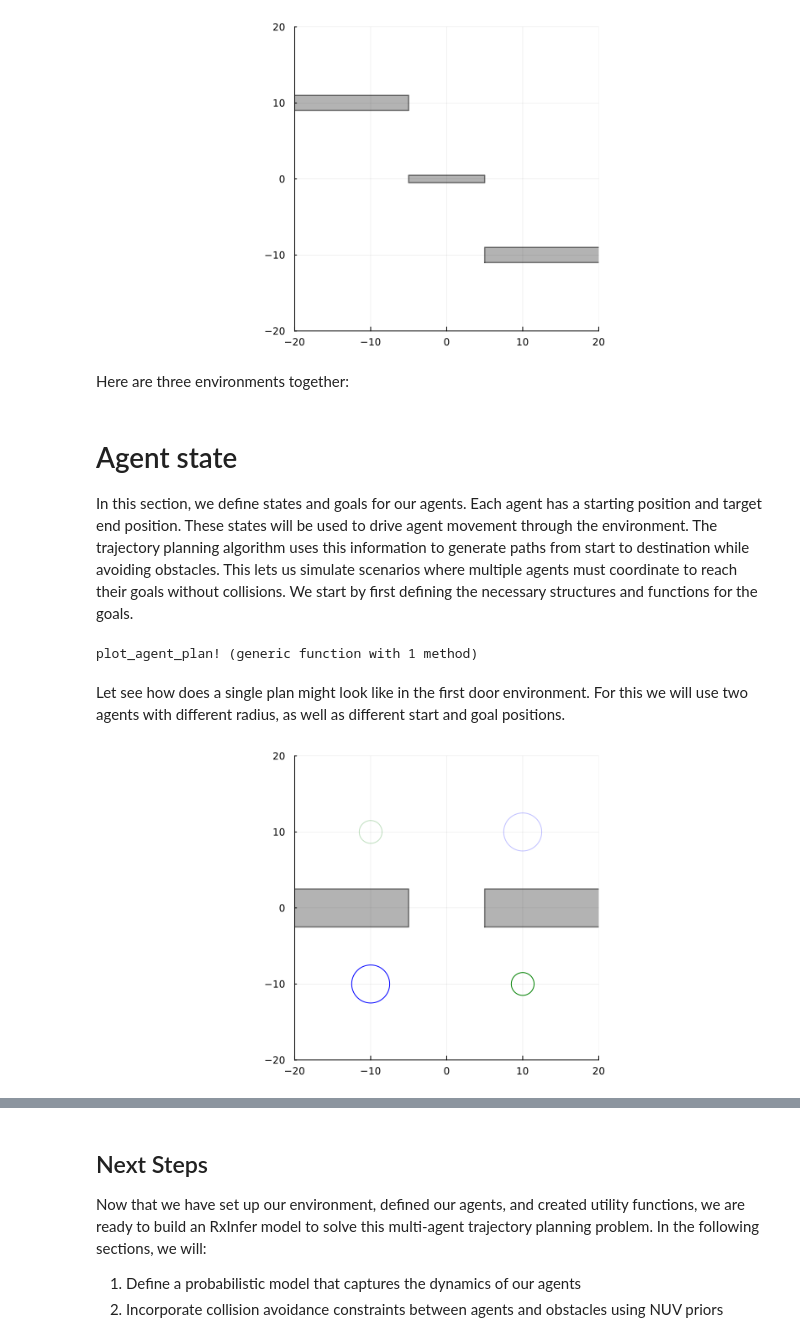
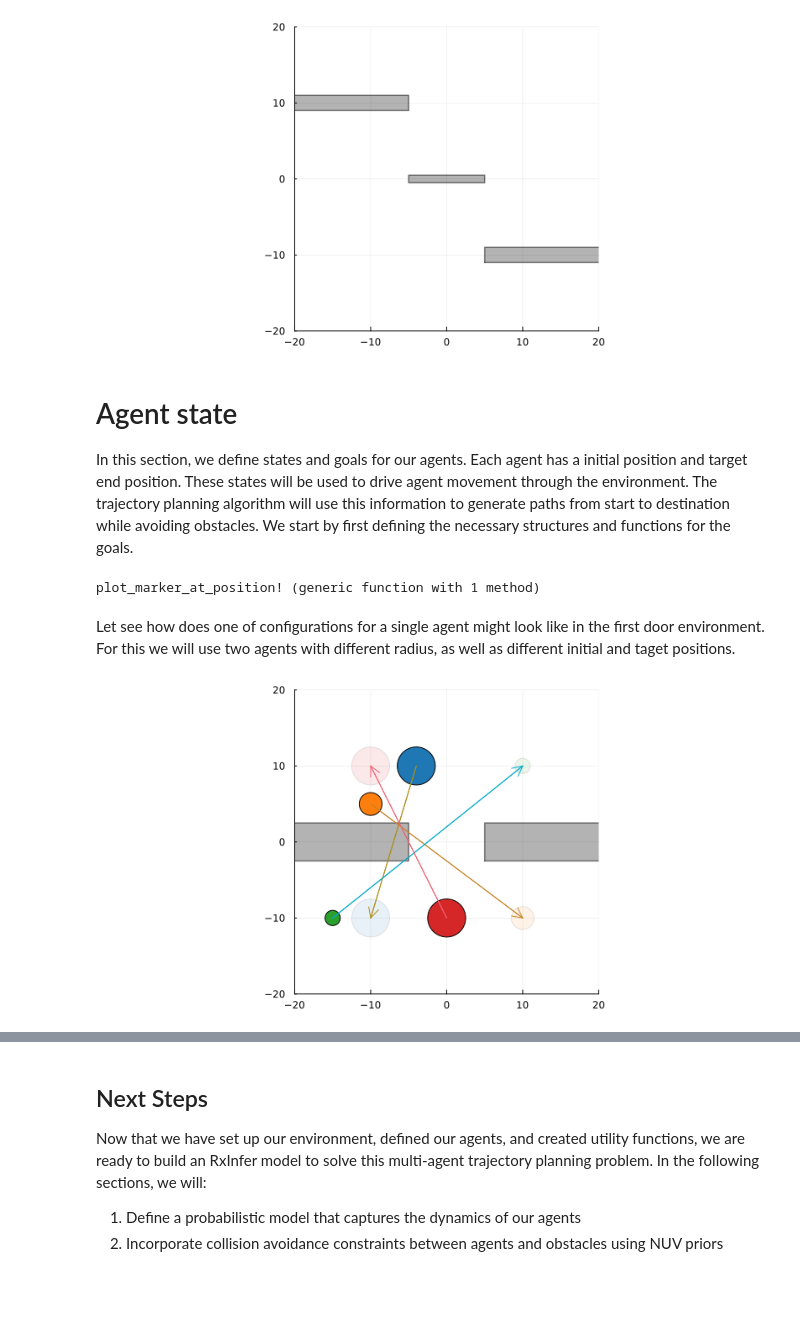
Before and after one commit to ReactiveBayes/RxInferExamples.jl, a Jupyter notebook: examples/Advanced Examples/Multi-agent Trajectory Planning/Multi-agent Trajectory Planning.ipynb, the cells around one changed output, grey strips where cells are left out. Drawn from its saved outputs; the diff is of its cells as text; code cells hidden in the pictures; blank space fills up the shorter version.

```diff
--- a/examples/Advanced Examples/Multi-agent Trajectory Planning/Multi-agent Trajectory Planning.ipynb
+++ b/examples/Advanced Examples/Multi-agent Trajectory Planning/Multi-agent Trajectory Planning.ipynb
@@ -117,62 +117,56 @@ combined_environment = Environment(obstacles = [
 plot_environment(combined_environment)
 # %% [output]
 [figure]
-# %% [markdown]
-Here are three environments together:
 # %% [markdown]
 # Agent state
 
-In this section, we define states and goals for our agents. Each agent has a starting position and target end position. These states will be used to drive agent movement through the environment. The trajectory planning algorithm uses this information to generate paths from start to destination while avoiding obstacles. This lets us simulate scenarios where multiple agents must coordinate to reach their goals without collisions. We start by first defining the necessary structures and functions for the goals.
+In this section, we define states and goals for our agents. Each agent has a initial position and target end position. These states will be used to drive agent movement through the environment. The trajectory planning algorithm will use this information to generate paths from start to destination while avoiding obstacles. We start by first defining the necessary structures and functions for the goals.
 # %%
-# Agent state, encodes position and velocity
-Base.@kwdef struct AgentState
+
+# Agent plan, encodes start and goal states
+Base.@kwdef struct Agent
     radius::Float64
-    position::Tuple{Float64, Float64}
-    velocity::Tuple{Float64, Float64}
+    initial_position::Tuple{Float64, Float64}
+    target_position::Tuple{Float64, Float64}
 end
 
-function plot_agent_state!(p, state::AgentState; color="red", marker=:circle, markersize=10.0, alpha=1.0)
+function plot_marker_at_position!(p, radius, position; color="red", markersize=10.0, alpha=1.0, label="")
     # Draw the agent as a circle with the given radius
     θ = range(0, 2π, 100)
-    plot!(state.position[1] .+ state.radius .* cos.(θ), state.position[2] .+ state.radius .* sin.(θ); color=color, label="", alpha=alpha)
+
+    x_coords = position[1] .+ radius .* cos.(θ)
+    y_coords = position[2] .+ radius .* sin.(θ)
+
+    plot!(p, Shape(x_coords, y_coords); color=color, label=label, alpha=alpha)
     return p
 end
-
-# Agent plan, encodes start and goal states
-Base.@kwdef struct AgentPlan
-    start::AgentState
-    goal::AgentState
-end
-
-function plot_agent_plan!(p, plan::AgentPlan; color="red", markersize=10.0, alpha=1.0)
-    plot_agent_state!(p, plan.start, color = color, markersize = markersize, alpha = alpha, marker = :circle)
-    plot_agent_state!(p, plan.goal, color = color, markersize = markersize * 0.75, alpha = alpha * 0.25, marker = :star5)
-end
 # %% [output]
-plot_agent_plan! (generic function with 1 method)
+plot_marker_at_position! (generic function with 1 method)
 # %% [markdown]
-
-Let see how does a single plan might look like in the first door environment. For this we will use two agents with different radius, as well as different start and goal positions.
+Let see how does one of configurations for a single agent might look like in the first door environment. For this we will use two agents with different radius, as well as different initial and taget positions.
 # %%
+function plot_agent_naive_plan!(p, agent; color = "blue")
+    plot_marker_at_position!(p, agent.radius, agent.initial_position, color = color)
+    plot_marker_at_position!(p, agent.radius, agent.target_position, color = color, alpha = 0.1)
+    quiver!(p, [ agent.initial_position[1] ], [ agent.initial_position[2] ], quiver = ([ agent.target_position[1] - agent.initial_position[1] ], [ agent.target_position[2] -  agent.initial_position[2] ]))
+end
+
 let pe = plot_environment(door_environment)
-    agent_1_radius = 2.5
-    agent_2_radius = 1.5
+    agents = [
+        Agent(radius = 2.5, initial_position = (-4, 10), target_position = (-10, -10)),
+        Agent(radius = 1.5, initial_position = (-10, 5), target_position = (10, -10)),
+        Agent(radius = 1.0, initial_position = (-15, -10), target_position = (10, 10)),
+        Agent(radius = 2.5, initial_position = (0, -10), target_position = (-10, 10))
+    ]
 
-    # Left bottom corner
-    agent_1_start = AgentState(position = (-10, -10), velocity = (0, 0), radius = agent_1_radius)
-    # Right top corner
-    agent_1_goal = AgentState(position = (10, 10), velocity = (0, 0), radius = agent_1_radius)
-    # Right bottom corner
-    agent_2_start = AgentState(position = (10, -10), velocity = (0, 0), radius = agent_2_radius)
-    # Left top corner
-    agent_2_goal = AgentState(position = (-10, 10), velocity = (0, 0), radius = agent_2_radius)
+    colors = Plots.palette(:tab10)
 
-    agent_1_plan = AgentPlan(start = agent_1_start, goal = agent_1_goal)
-    agent_2_plan = AgentPlan(start = agent_2_start, goal = agent_2_goal)
+    for (k, agent) in enumerate(agents)
+        plot_agent_naive_plan!(pe, agent, color = colors[k])
+    end
 
-    plot_agent_plan!(pe, agent_1_plan, color = "blue")
-    plot_agent_plan!(pe, agent_2_plan, color = "green")
+    pe
 end
 # %% [output]
-[figure, old version]
+[figure, new version]
 # %% [markdown]
```
Also changed, not shown: parts of 13 cells of this notebook, 2 other files.
